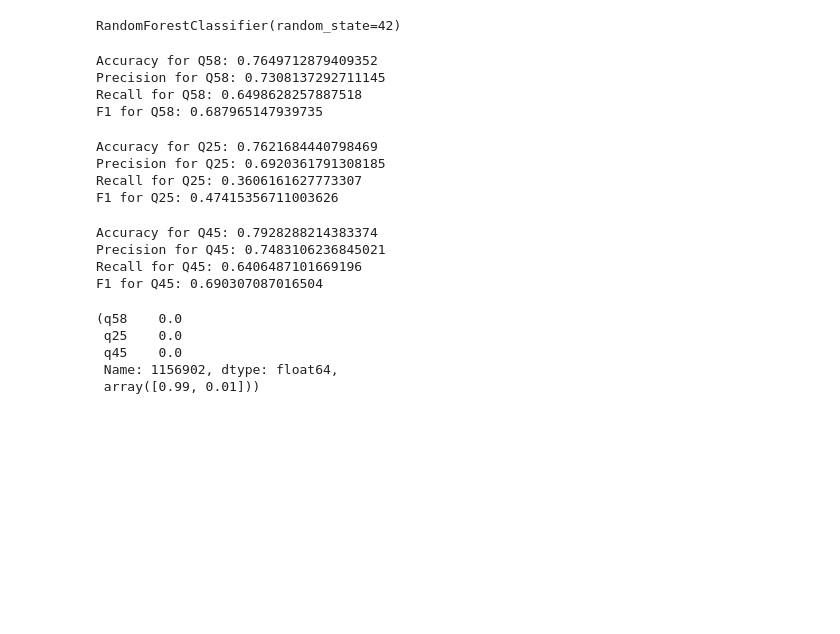
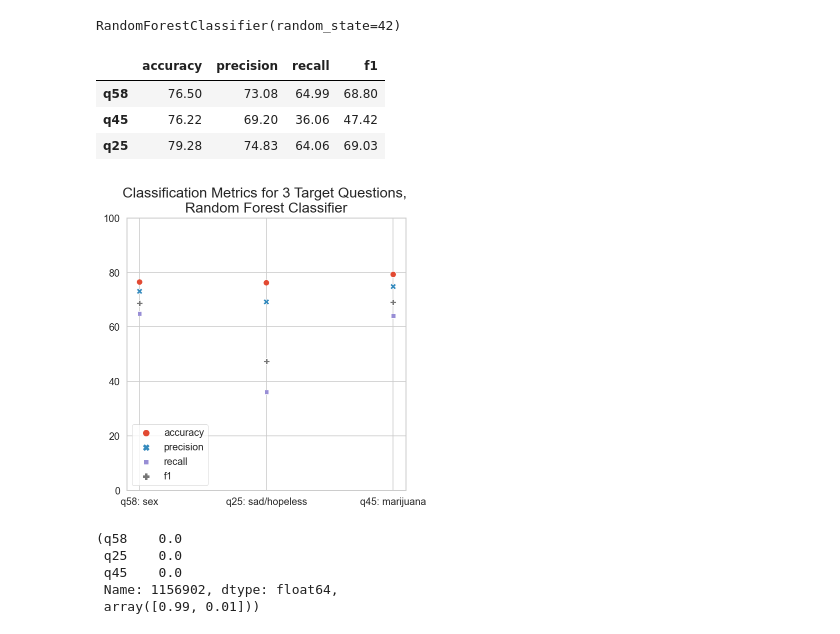
Before and after one commit to beckyepeters/risk_behaviors, a Jupyter notebook: multi_label_pred.ipynb, the cells around one changed output. Cells and saved outputs as stored; diff of their text form; code cells hidden in the pictures; blank space fills up the shorter version.

Commit message:
mon night diff classifiers

```diff
--- a/multi_label_pred.ipynb
+++ b/multi_label_pred.ipynb
@@ -459,35 +467,47 @@ q58_probs = pred_probs[0]
 q25_probs = pred_probs[1]
 q45_probs = pred_probs[2]
 # %%
-print("Accuracy for Q58:", accuracy_score(y_test.iloc[:, 0], preds[:, 0]))
-print("Precision for Q58:", precision_score(y_test.iloc[:, 0], preds[:, 0]))
-print("Recall for Q58:", recall_score(y_test.iloc[:, 0], preds[:, 0]))
-print("F1 for Q58:", f1_score(y_test.iloc[:, 0], preds[:, 0]))
+q58_acc = round(accuracy_score(y_test.iloc[:, 0], preds[:, 0]) *100, 2)
+q58_prec = round(precision_score(y_test.iloc[:, 0], preds[:, 0]) *100, 2)
+q58_rec = round(recall_score(y_test.iloc[:, 0], preds[:, 0]) *100, 2)
+q58_f1 = round(f1_score(y_test.iloc[:, 0], preds[:, 0]) *100, 2)
+scores = pd.DataFrame(columns = ['accuracy', 'precision',
+                                               'recall', 'f1'])
-# %% [output]
-Accuracy for Q58: 0.7649712879409352
-Precision for Q58: 0.7308137292711145
-Recall for Q58: 0.6498628257887518
-F1 for Q58: 0.687965147939735
+# %%
+scores = scores.append({'accuracy': q58_acc, 'precision': q58_prec,
+                        'recall': q58_rec, 'f1': q58_f1}, ignore_index=True)
+# %%
+scores = scores.append({'accuracy': q45_acc, 'precision': q45_prec,
+                        'recall': q45_rec, 'f1': q45_f1}, ignore_index=True)
+scores = scores.append({'accuracy': q25_acc, 'precision': q25_prec,
+                        'recall': q25_rec, 'f1': q25_f1}, ignore_index=True)
+# %%
+scores.set_axis(['q58', 'q45', 'q25'], axis=0)
+# %% [output]
+|  | accuracy | precision | recall | f1 |
+| q58 | 76.50 | 73.08 | 64.99 | 68.80 |
+| q45 | 76.22 | 69.20 | 36.06 | 47.42 |
+| q25 | 79.28 | 74.83 | 64.06 | 69.03 |
+# %%
+fig, ax = plt.subplots(figsize=(5, 5))
+ax = sns.scatterplot(data=scores)
+sns.set_style('whitegrid')
+ax.set_ylim(bottom=0, top=100)
+ax.set_title('Classification Metrics for 3 Target Questions, \nRandom Forest Classifier')
+ax.set_xticklabels(labels=['q58: sex', 'q25: sad/hopeless', 'q45: marijuana'])
+ax.set_xticks(ticks=[0, 1, 2]);
+# %% [output]
+[figure, added]
 # %%
-print("Accuracy for Q25:", accuracy_score(y_test.iloc[:, 1], preds[:, 1]))
-print("Precision for Q25:", precision_score(y_test.iloc[:, 1], preds[:, 1]))
-print("Recall for Q25:", recall_score(y_test.iloc[:, 1], preds[:, 1]))
-print("F1 for Q25:", f1_score(y_test.iloc[:, 1], preds[:, 1]))
+q45_acc = round(accuracy_score(y_test.iloc[:, 1], preds[:, 1]) *100, 2)
+q45_prec = round(precision_score(y_test.iloc[:, 1], preds[:, 1])*100, 2)
+q45_rec = round(recall_score(y_test.iloc[:, 1], preds[:, 1]) *100, 2)
+q45_f1 = round(f1_score(y_test.iloc[:, 1], preds[:, 1]) *100, 2)
-# %% [output]
-Accuracy for Q25: 0.7621684440798469
-Precision for Q25: 0.6920361791308185
-Recall for Q25: 0.3606161627773307
-F1 for Q25: 0.47415356711003626
 # %%
-print("Accuracy for Q45:", accuracy_score(y_test.iloc[:, 2], preds[:, 2]))
-print("Precision for Q45:", precision_score(y_test.iloc[:, 2], preds[:, 2]))
-print("Recall for Q45:", recall_score(y_test.iloc[:, 2], preds[:, 2]))
-print("F1 for Q45:", f1_score(y_test.iloc[:, 2], preds[:, 2]))
+q25_acc = round(accuracy_score(y_test.iloc[:, 2], preds[:, 2])*100, 2)
+q25_prec = round(precision_score(y_test.iloc[:, 2], preds[:, 2])*100, 2)
+q25_rec = round(recall_score(y_test.iloc[:, 2], preds[:, 2])*100, 2)
+q25_f1 = round(f1_score(y_test.iloc[:, 2], preds[:, 2])*100, 2)
-# %% [output]
-Accuracy for Q45: 0.7928288214383374
-Precision for Q45: 0.7483106236845021
-Recall for Q45: 0.6406487101669196
-F1 for Q45: 0.690307087016504
 # %%
 y_test.iloc[200], q58_probs[200]
 # %% [output]
```
Also changed, not shown: parts of 31 cells of this notebook, 4 other files.
